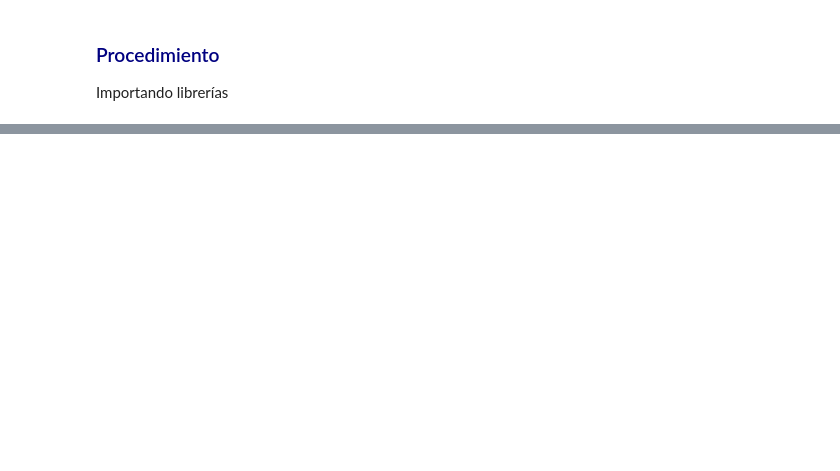
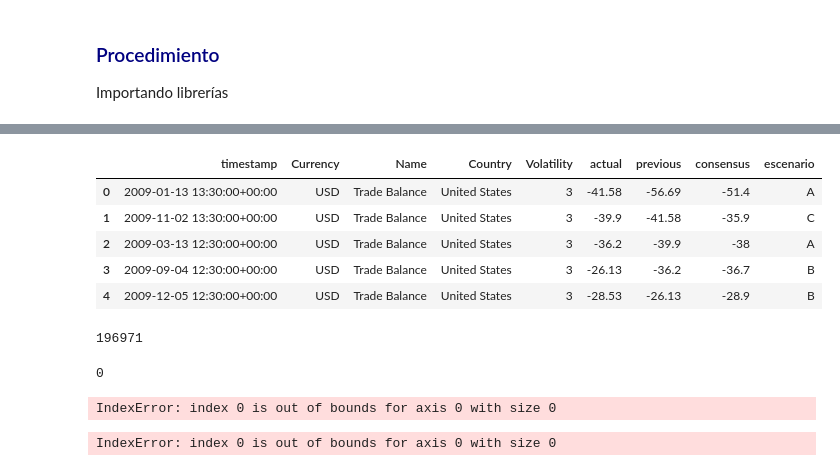
Before and after one commit to terecastillof/MYST_Laboratorio4, a Jupyter notebook: T_myst_Laboratorio4.ipynb, the cells around one changed output, grey strips where cells are left out. Drawn from its saved outputs; the diff is of its cells as text; code cells hidden in the pictures; blank space fills up the shorter version.

```diff
--- a/T_myst_Laboratorio4.ipynb
+++ b/T_myst_Laboratorio4.ipynb
@@ -84,0 +158,23 @@ USD.head()
+# %%
+USD.head() # MES/DIA
+# %% [output]
+|  | timestamp | Currency | Name | Country | Volatility | actual | previous | consensus | escenario |
+| 0 | 2009-01-13 13:30:00+00:00 | USD | Trade Balance | United States | 3 | -41.58 | -56.69 | -51.4 | A |
+| 1 | 2009-11-02 13:30:00+00:00 | USD | Trade Balance | United States | 3 | -39.9 | -41.58 | -35.9 | C |
+| 2 | 2009-03-13 12:30:00+00:00 | USD | Trade Balance | United States | 3 | -36.2 | -39.9 | -38 | A |
+| 3 | 2009-09-04 12:30:00+00:00 | USD | Trade Balance | United States | 3 | -26.13 | -36.2 | -36.7 | B |
+| 4 | 2009-12-05 12:30:00+00:00 | USD | Trade Balance | United States | 3 | -28.53 | -26.13 | -28.9 | B |
+# %%
+np.where(precios['timestamp'] == EUR['timestamp'][i])[0][0]
+# %% [output]
+196971
+# %%
+intervalos = []
+for i in range(len(EUR.index)):
+    print(i)
+    g= np.where(precios['timestamp'] == EUR.index[i])[0][0]
+    #precios.iloc[g-6:g+7]
+#intervalos[0]
+# %% [output]
+0
+IndexError: index 0 is out of bounds for axis 0 with size 0
@@ -84,0 +183,9 @@ USD.head()
+# %%
+intervalos = []
+for i in range(len(USD.index)):
+    g= np.where(precios['timestamp'] == USD.index[i])[0][0]
+    print(i)
+    #precios.iloc[g-6:g+7]
+#intervalos[0]
+# %% [output]
+IndexError: index 0 is out of bounds for axis 0 with size 0
```
Also changed, not shown: parts of 23 cells of this notebook.
